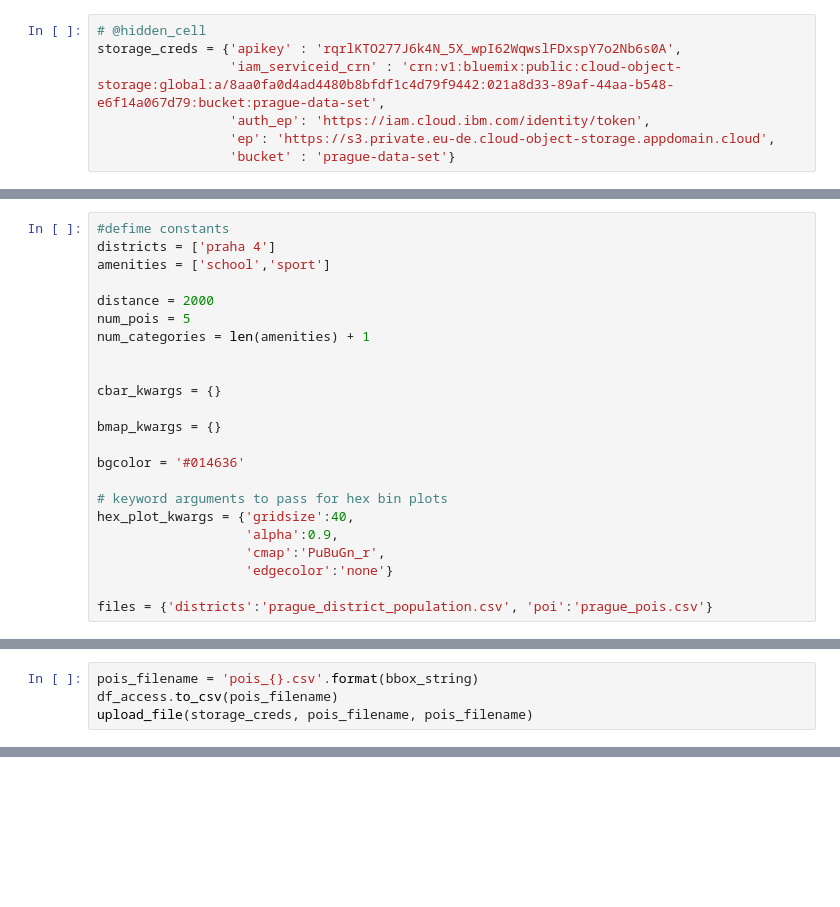
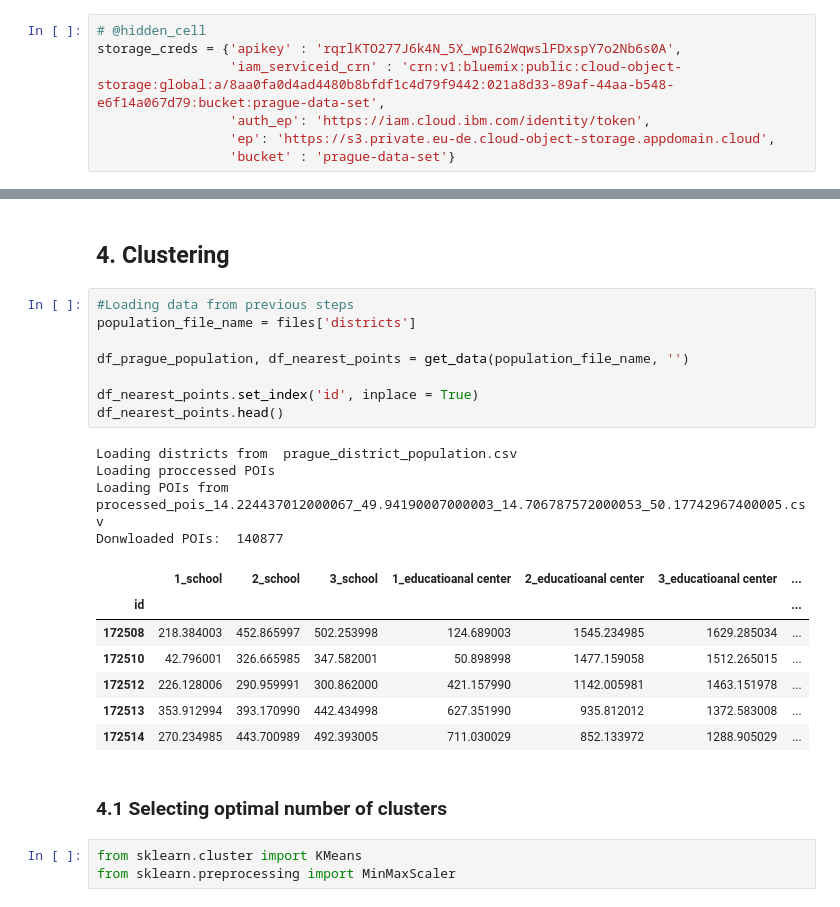
Before and after one commit to tonnyeremin/Urban-Data-Science, a Jupyter notebook: 03. Walking Accessibility Modeling.ipynb, the cells around one changed output, grey strips where cells are left out. Saved outputs shown, nothing was run; the diff lists cells and outputs as text; blank space fills up the shorter version.

```diff
--- a/03. Walking Accessibility Modeling.ipynb
+++ b/03. Walking Accessibility Modeling.ipynb
@@ -127,23 +118,0 @@ def get_bounding_box(polygons):
-# %%
-#defime constants
-districts = ['praha 4']
-amenities = ['school','sport']
-
-distance = 2000
-num_pois = 5
-num_categories = len(amenities) + 1
-
-
-cbar_kwargs = {}
-
-bmap_kwargs = {}
-
-bgcolor = '#014636'
-
-# keyword arguments to pass for hex bin plots
-hex_plot_kwargs = {'gridsize':40,
-                   'alpha':0.9,
-                   'cmap':'PuBuGn_r',
-                   'edgecolor':'none'}
-
-files = {'districts':'prague_district_population.csv', 'poi':'prague_pois.csv'}
@@ -231,4 +118,0 @@ df_access.head()
-# %%
-pois_filename = 'pois_{}.csv'.format(bbox_string)
-df_access.to_csv(pois_filename)
-upload_file(storage_creds, pois_filename, pois_filename)
@@ -274,0 +363,27 @@ upload_file(storage_creds,'accessibility-schhol-4.png','accessibility-schhol-4.p
+# %% [markdown]
+## 4. Clustering
+# %%
+#Loading data from previous steps
+population_file_name = files['districts']
+
+df_prague_population, df_nearest_points = get_data(population_file_name, '')
+
+df_nearest_points.set_index('id', inplace = True)
+df_nearest_points.head()
+# %% [output]
+Loading districts from  prague_district_population.csv
+Loading proccessed POIs
+Loading POIs from  processed_pois_14.224437012000067_49.94190007000003_14.706787572000053_50.17742967400005.csv
+Donwloaded POIs:  140877
+|  | 1_school | 2_school | 3_school | 1_educatioanal center | 2_educatioanal center | 3_educatioanal center | ... |
+| id |  |  |  |  |  |  | ... |
+| 172508 | 218.384003 | 452.865997 | 502.253998 | 124.689003 | 1545.234985 | 1629.285034 | ... |
+| 172510 | 42.796001 | 326.665985 | 347.582001 | 50.898998 | 1477.159058 | 1512.265015 | ... |
+| 172512 | 226.128006 | 290.959991 | 300.862000 | 421.157990 | 1142.005981 | 1463.151978 | ... |
+| 172513 | 353.912994 | 393.170990 | 442.434998 | 627.351990 | 935.812012 | 1372.583008 | ... |
+| 172514 | 270.234985 | 443.700989 | 492.393005 | 711.030029 | 852.133972 | 1288.905029 | ... |
+# %% [markdown]
+### 4.1 Selecting optimal number of clusters
+# %%
+from sklearn.cluster import KMeans
+from sklearn.preprocessing import MinMaxScaler
```
Also changed, not shown: parts of 44 cells of this notebook, 1 other file.
